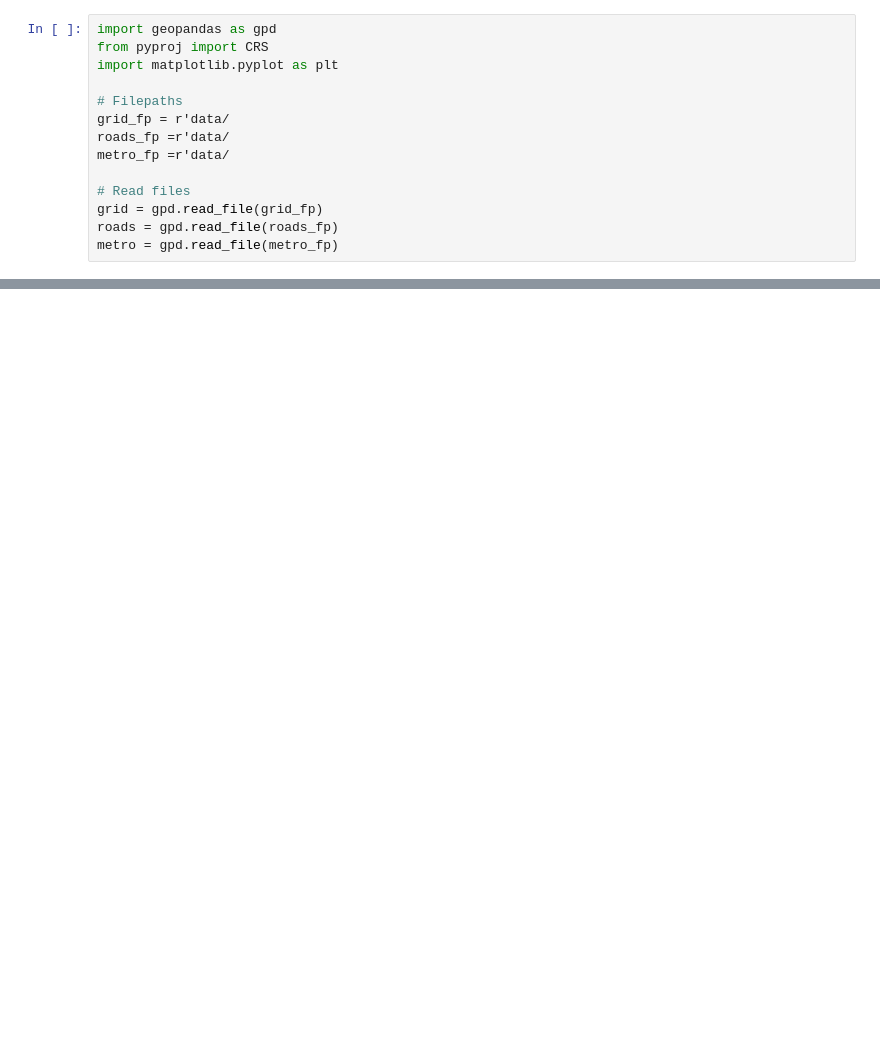
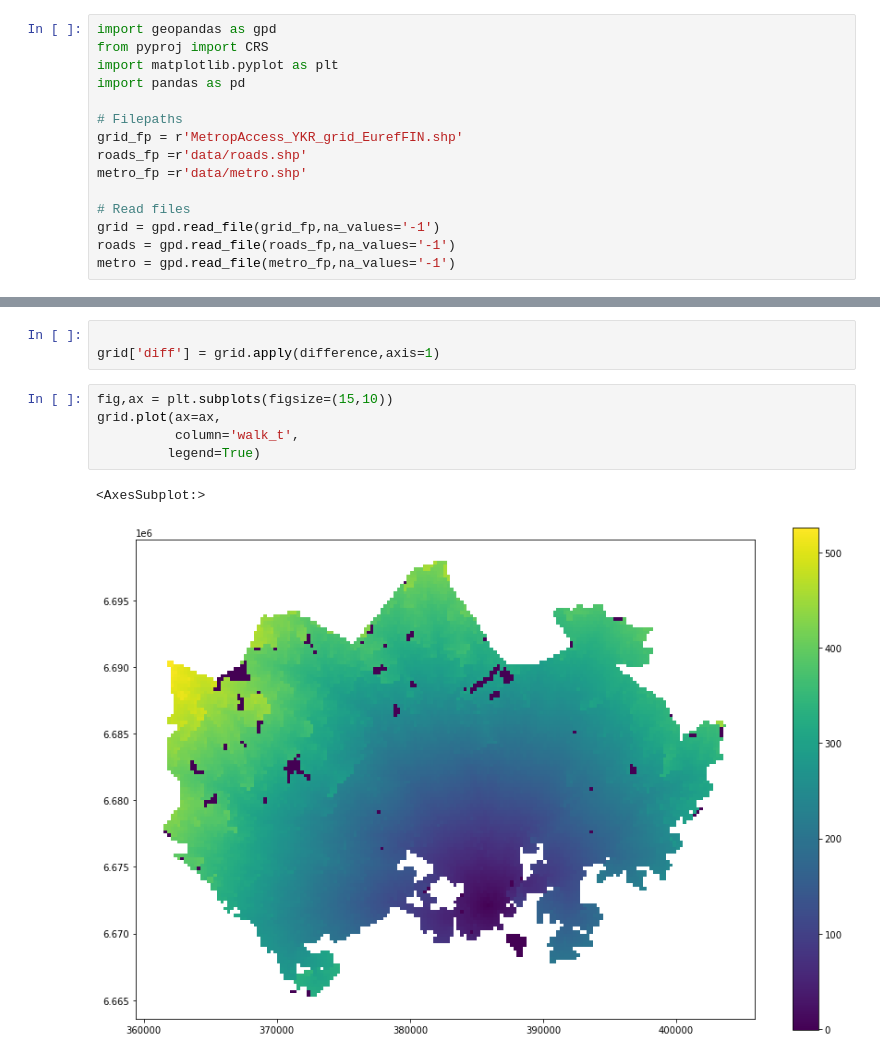
Before and after one commit to AutoGIS-2021/exercise-5-mattikat, a Jupyter notebook: Problem 1.ipynb, the cells around one changed output, grey strips where cells are left out. Drawn from its saved outputs; the diff is of its cells as text; blank space fills up the shorter version.

```diff
--- a/Problem 1.ipynb
+++ b/Problem 1.ipynb
@@ -2,13 +2,14 @@
 import geopandas as gpd
 from pyproj import CRS
 import matplotlib.pyplot as plt
+import pandas as pd
 
 # Filepaths
-grid_fp = r'data/
-roads_fp =r'data/
-metro_fp =r'data/
+grid_fp = r'MetropAccess_YKR_grid_EurefFIN.shp'
+roads_fp =r'data/roads.shp'
+metro_fp =r'data/metro.shp'
 
 # Read files
-grid = gpd.read_file(grid_fp)
-roads = gpd.read_file(roads_fp)
-metro = gpd.read_file(metro_fp)
+grid = gpd.read_file(grid_fp,na_values='-1')
+roads = gpd.read_file(roads_fp,na_values='-1')
+metro = gpd.read_file(metro_fp,na_values='-1')
@@ -16,0 +39,11 @@ DriverError: TravelTimes_to_5975375_RailwayStation.shp: No such file or director
+# %%
+
+grid['diff'] = grid.apply(difference,axis=1)
+# %%
+fig,ax = plt.subplots(figsize=(15,10))
+grid.plot(ax=ax,
+          column='walk_t',
+         legend=True)
+# %% [output]
+<AxesSubplot:>
+[figure, added]
```
Also changed, not shown: parts of 4 cells of this notebook.
